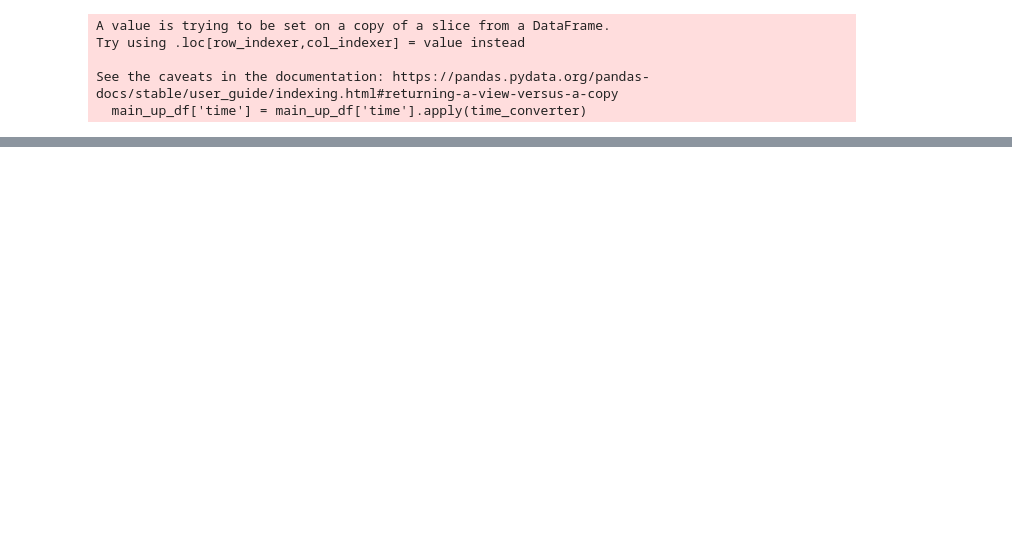
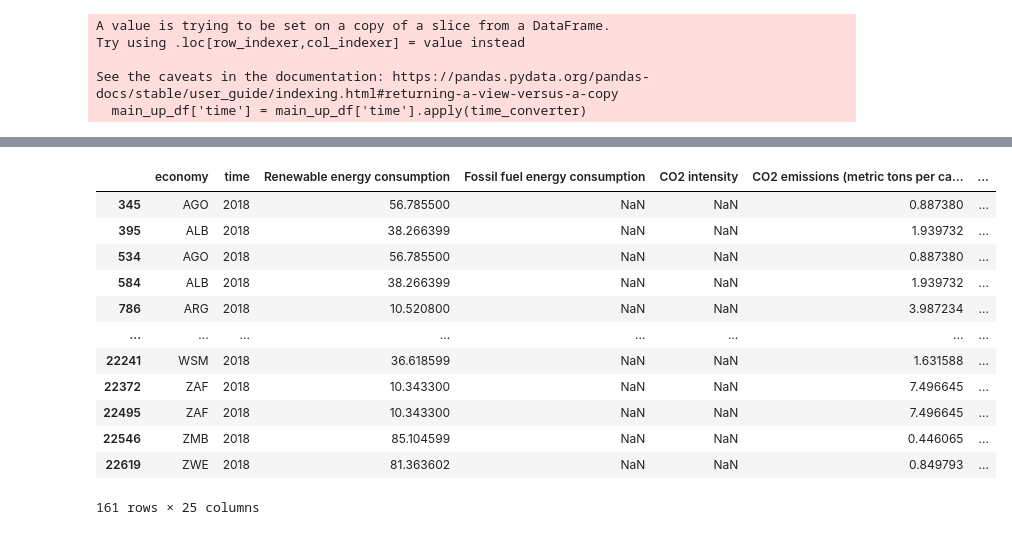
Before and after one commit to CS521-Burstein/final-project-anjaliagr, a Jupyter notebook: Data analysis.ipynb, the cells around one changed output, grey strips where cells are left out. Saved outputs shown, nothing was run; the diff lists cells and outputs as text; code cells hidden in the pictures; blank space fills up the shorter version.

```diff
--- a/Data analysis.ipynb
+++ b/Data analysis.ipynb
@@ -427,0 +418,16 @@ main_up_df
+# %%
+middle_income_df
+# %% [output]
+|  | economy | time | Renewable energy consumption | Fossil fuel energy consumption | CO2 intensity | CO2 emissions (metric tons per ca... | ... |
+| 345 | AGO | 2018 | 56.785500 | NaN | NaN | 0.887380 | ... |
+| 395 | ALB | 2018 | 38.266399 | NaN | NaN | 1.939732 | ... |
+| 534 | AGO | 2018 | 56.785500 | NaN | NaN | 0.887380 | ... |
+| 584 | ALB | 2018 | 38.266399 | NaN | NaN | 1.939732 | ... |
+| 786 | ARG | 2018 | 10.520800 | NaN | NaN | 3.987234 | ... |
+| ... | ... | ... | ... | ... | ... | ... | ... |
+| 22241 | WSM | 2018 | 36.618599 | NaN | NaN | 1.631588 | ... |
+| 22372 | ZAF | 2018 | 10.343300 | NaN | NaN | 7.496645 | ... |
+| 22495 | ZAF | 2018 | 10.343300 | NaN | NaN | 7.496645 | ... |
+| 22546 | ZMB | 2018 | 85.104599 | NaN | NaN | 0.446065 | ... |
+| 22619 | ZWE | 2018 | 81.363602 | NaN | NaN | 0.849793 | ... |
+161 rows × 25 columns
```
Also changed, not shown: parts of 31 cells of this notebook, 1 other file.
